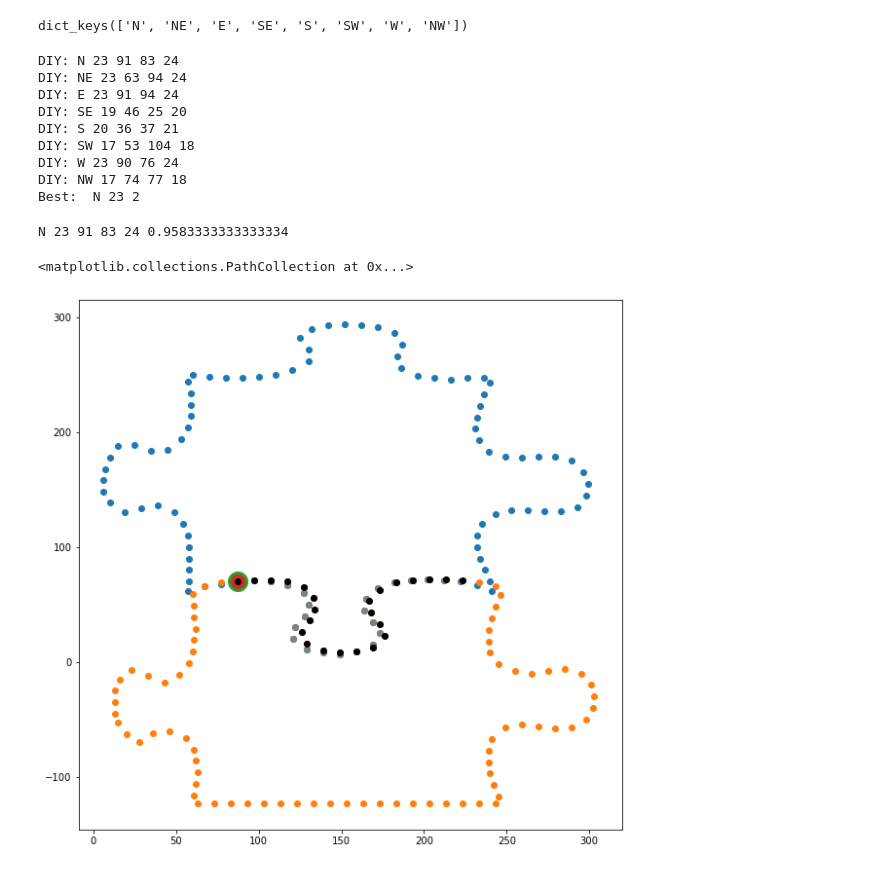
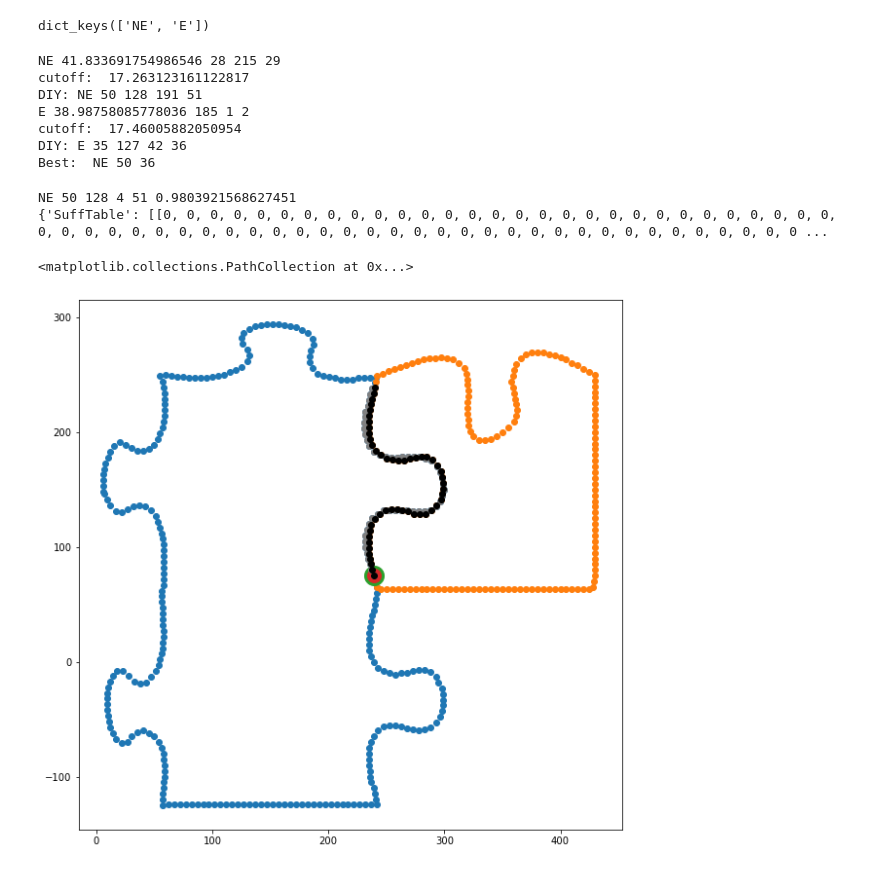
Before and after one commit to KirkDCO/JigSolve, a Jupyter notebook: 3x3_refinement/3x3_refinement.ipynb, the cells around one changed output. Drawn from its saved outputs; the diff is of its cells as text; code cells hidden in the pictures.

```diff
--- a/3x3_refinement/3x3_refinement.ipynb
+++ b/3x3_refinement/3x3_refinement.ipynb
@@ -9,8 +9,8 @@ from PuzzlePiece import *
 target_pieces = {}
 tried_pieces = {}
 
-for p in ['C','N','NE','E','SE','S','SW','W','NW']:
-    target_pieces[p] = Piece('representations/' + p + '_border_ordered.csv', border_sampling_rate=.1)
+for p in ['C','N','NE','E']:#,'SE','S','SW','W','NW']:
+    target_pieces[p] = Piece('representations/' + p + '_border_ordered.csv', border_sampling_rate=.2)
 # %%
 # get the first piece
 query = target_pieces.pop('C') # this piece will grow
@@ -21,7 +21,7 @@ tried_pieces['C'] = copy.deepcopy(query) # keep a copy in case we need to go bac
 ##############################
 print(target_pieces.keys())
 # %% [output]
-dict_keys(['N', 'NE', 'E', 'SE', 'S', 'SW', 'W', 'NW'])
+dict_keys(['NE', 'E'])
 # %%
 # find the closest match in the other pieces
 mx_score = 0
@@ -115,8 +115,6 @@ for i,p in enumerate(target_pieces):
             break
     diy_length += 1
 
-    print('DIY:', p, diy_mx, diy_mx_Q, diy_mx_T, diy_length)
-
     # adjust for possible circular overlap
     if diy_mx_Q >= len(query.sampled_pts):
         diy_mx_Q = diy_mx_Q - len(query.sampled_pts)
@@ -133,18 +131,14 @@ for i,p in enumerate(target_pieces):
     if diy_mx > mx_score:
         mx_score = diy_mx
         mx_piece = p
-
-print('Best: ', mx_piece, mx_score, length)
 # %% [output]
-DIY: N 23 91 83 24
-DIY: NE 23 63 94 24
-DIY: E 23 91 94 24
-DIY: SE 19 46 25 20
-DIY: S 20 36 37 21
-DIY: SW 17 53 104 18
-DIY: W 23 90 76 24
-DIY: NW 17 74 77 18
-Best:  N 23 2
+NE 41.833691754986546 28 215 29
+cutoff:  17.263123161122817
+DIY: NE 50 128 191 51
+E 38.98758085778036 185 1 2
+cutoff:  17.46005882050954
+DIY: E 35 127 42 36
+Best:  NE 50 36
 # %%
 mx_piece_rev = { i:target_pieces[mx_piece].sampled_pts[i]
                     for i in list(target_pieces[mx_piece].sampled_pts.keys())[::-1] }
@@ -157,42 +151,56 @@ mx_T = mx_alignment['mx_T']
 length = mx_alignment['length']
 cutoff = mx_alignment['cutoff']
 
-print(mx_piece, mx, mx_Q, mx_T, length, mx/length)
 target = target_pieces.pop(mx_piece)
+print('Best: ',mx_piece, mx, mx_Q, mx_T, length)
 # %% [output]
-N 23 91 83 24 0.9583333333333334
+NE 50 128 4 51 0.9803921568627451
+{'SuffTable': [[0, 0, 0, 0, 0, 0, 0, 0, 0, 0, 0, 0, 0, 0, 0, 0, 0, 0, 0, 0, 0, 0, 0, 0, 0, 0, 0, 0, 0, 0, 0, 0, 0, 0, 0, 0, 0, 0, 0, 0, 0, 0, 0, 0, 0, 0, 0, 0, 0, 0, 0, 0, 0, 0, 0, 0, 0, 0, 0, 0, 0, 0 ...
 # %%
 #find the best matched point - this is the end of the best match window
 Q_pt = query.sampled_pts[list(query.sampled_pts.keys())[mx_Q-1]]
 T_pt = target.sampled_pts[list(target.sampled_pts.keys())[::-1][mx_T-1]]
 
 # find x,y shift to align pieces
 T_xshift = T_pt['x'] - Q_pt['x']
 T_yshift = T_pt['y'] - Q_pt['y']
 
 plt.figure(figsize = [10,10])
 plt.scatter( [query.sampled_pts[k]['x'] for k,v in query.sampled_pts.items() ],
              [query.sampled_pts[k]['y'] for k,v in query.sampled_pts.items() ])
 plt.scatter( [target.sampled_pts[k]['x'] - T_xshift for k,v in target.sampled_pts.items() ],
              [target.sampled_pts[k]['y'] - T_yshift for k,v in target.sampled_pts.items() ])
 
 # show best matched points - second will overplot first due to alignment
 plt.scatter( Q_pt['x'], Q_pt['y'], s=400)
 plt.scatter( T_pt['x'] - T_xshift, T_pt['y'] - T_yshift, s=196 )
 
 # show similarity window
 # the black and white points repsent the points in the positive scoring diagonal
 # of the suffix table starting at the maximum scoring point
 # these points are the best locally aligned points
-Q_window = [query.sampled_pts[p] for p in list(query.sampled_pts.keys())[ max((mx_Q-length),0):(mx_Q)] ]
+Q_window_pts = [q for q in range(mx_Q-length, mx_Q)]
+for i,v in enumerate(Q_window_pts):
+    if v < 0:
+        Q_window_pts[i] += len(query.sampled_pts)
+    elif v >=len(query.sampled_pts):
+        Q_window_pts[i] -= len(query.sampled_pts)
+Q_window = [query.sampled_pts[q] for q in [list(query.sampled_pts.keys())[i] for i in Q_window_pts]]
 plt.scatter( [p['x'] for p in Q_window],
              [p['y'] for p in Q_window], c = 'grey' )
-T_window = [target.sampled_pts[p] for p in list(target.sampled_pts.keys())[::-1][(mx_T-length):(mx_T)] ]
+
+T_window_pts = [t for t in range(mx_T-length, mx_T)]
+for i,v in enumerate(T_window_pts):
+    if v < 0:
+        T_window_pts[i] += len(target.sampled_pts)
+    elif v >=len(target.sampled_pts):
+        T_window_pts[i] -= len(target.sampled_pts)
+T_window = [target.sampled_pts[t] for t in [list(target.sampled_pts.keys())[::-1][i] for i in T_window_pts]]
 plt.scatter( [p['x'] - T_xshift for p in T_window],
              [p['y'] - T_yshift for p in T_window], c = 'black' )
 # %% [output]
 <matplotlib.collections.PathCollection at 0x...>
-[figure, old version]
+[figure, new version]
 # %%
 # combine the pieces into one piece
 
```
Also changed, not shown: parts of 3 cells of this notebook, 2 other files.
